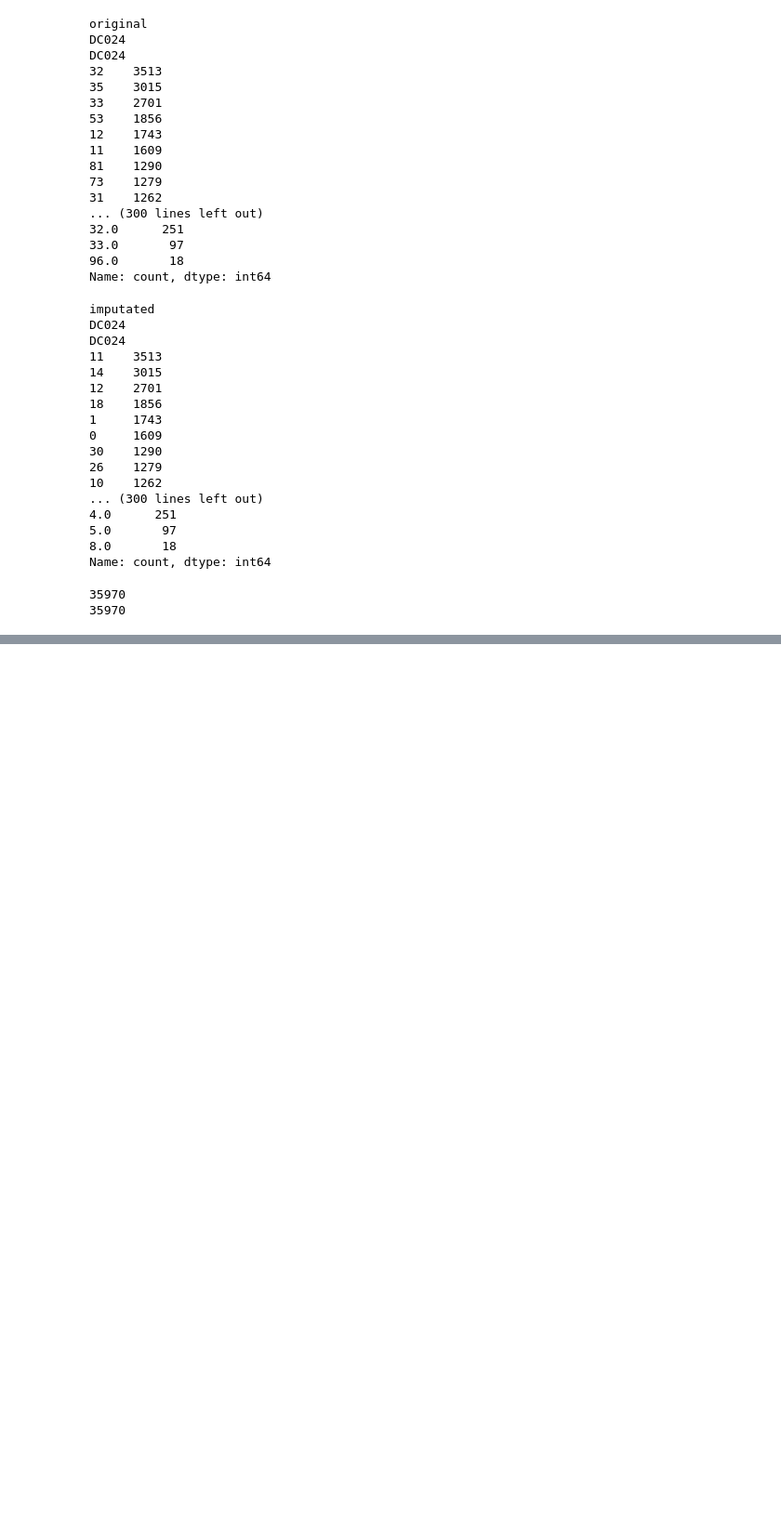
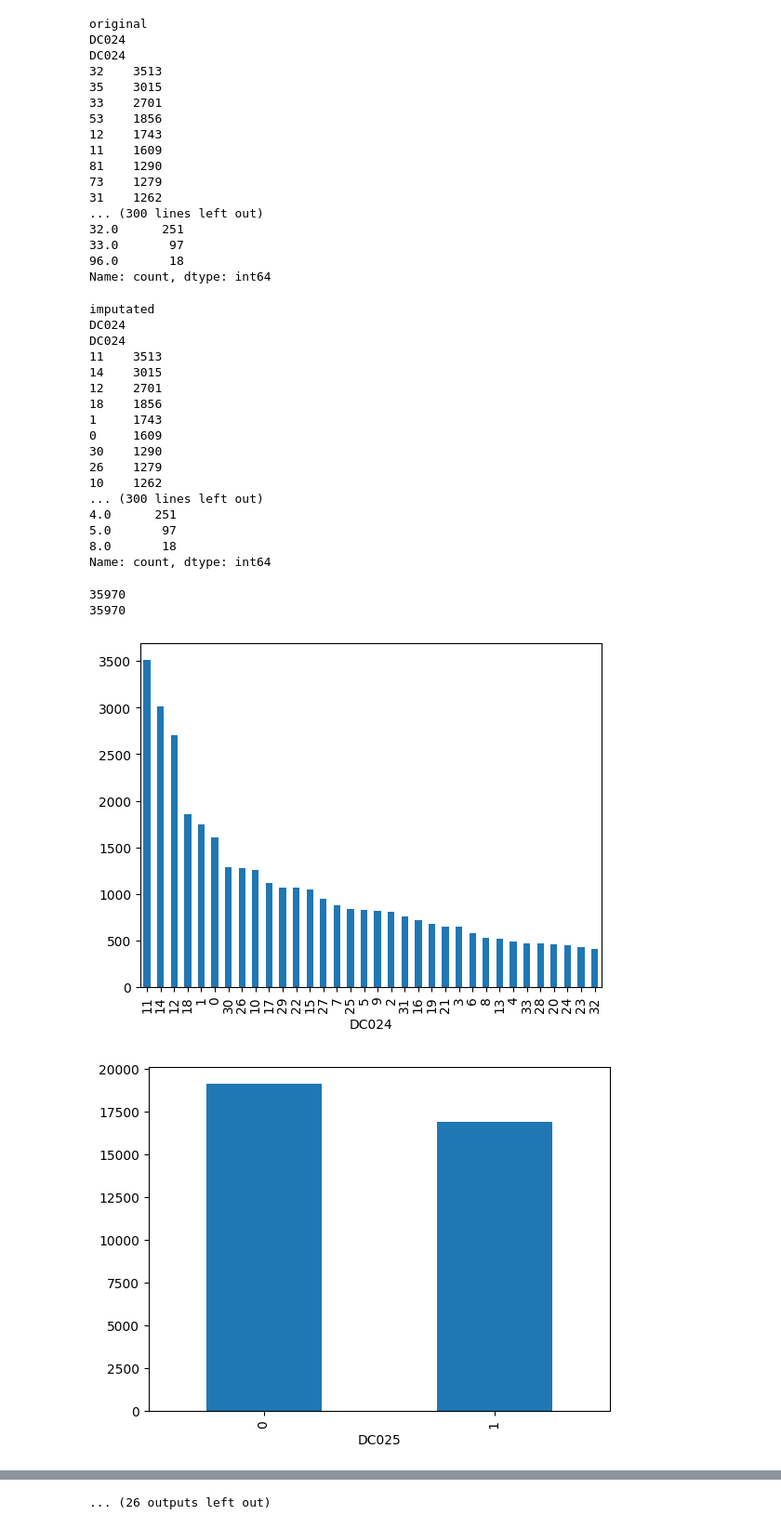
Before and after one commit to caesariodito/comp-gammafest, a Jupyter notebook: comp/day2/imputation_comparison.ipynb, the cells around one changed output, grey strips where cells are left out. Shown at 93% size. Drawn from its saved outputs; the diff is of its cells as text; code cells hidden in the pictures; blank space fills up the shorter version.

```diff
--- a/comp/day2/imputation_comparison.ipynb
+++ b/comp/day2/imputation_comparison.ipynb
@@ -181,3 +181,12 @@ print(len(df_ori))
 # %% [output]
 35970
 35970
+# %%
+ALL_COLUMNS = CATEGORICAL_DATA + NUMERICAL_DATA
+
+for column in ALL_COLUMNS:
+    completed_dataset_mf[column].value_counts().plot(kind='bar')
+    plt.show()
+# %% [output]
+[figure, added]
+[figure, added]
@@ -184,2 +203,3 @@ print(len(df_ori))
+... (26 outputs left out)
 # %%
 completed_dataset_mf.to_csv('mf_df_mapped.csv', index=False)
```
Also changed, not shown: parts of 1 cell of this notebook, 9 other files.
